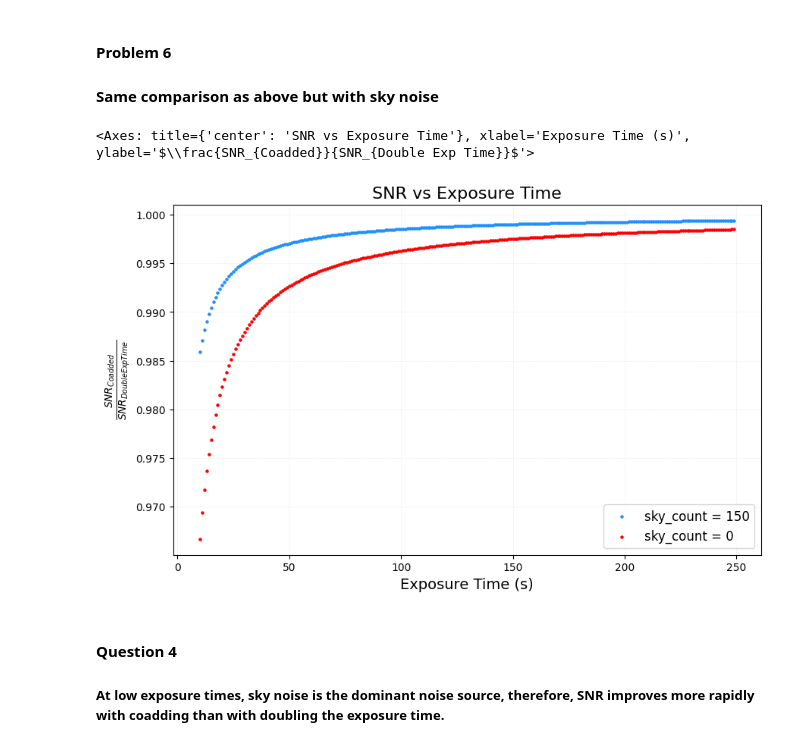
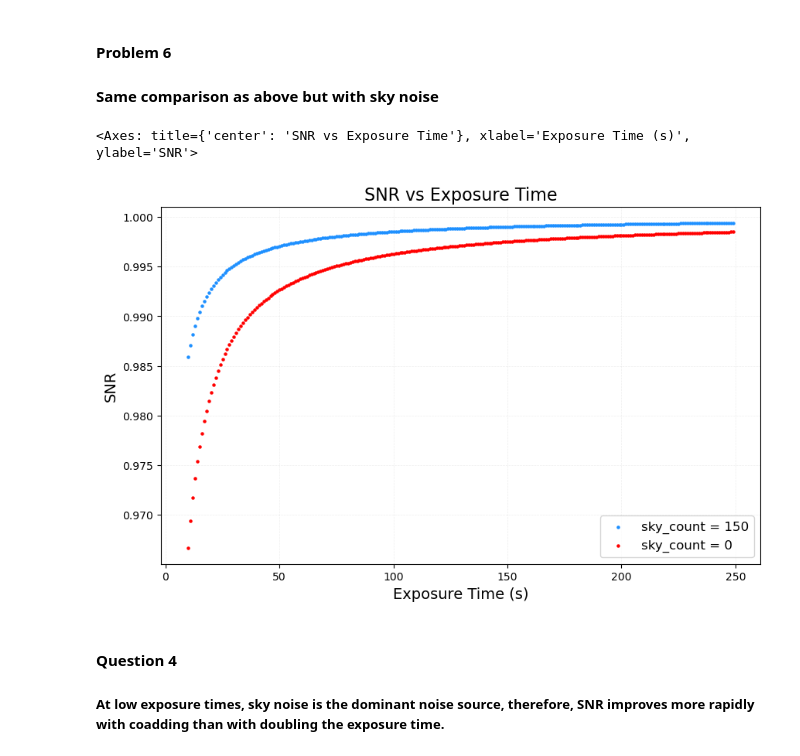
Before and after one commit to lordrick94/astro_260_instrumentation, a Jupyter notebook: homework/homework1_part2.ipynb, the cells around one changed output. Cells and saved outputs as stored; diff of their text form; code cells hidden in the pictures.

```diff
--- a/homework/homework1_part2.ipynb
+++ b/homework/homework1_part2.ipynb
@@ -89,5 +87,21 @@ plot_noise_rates_vs_photon_rate(source_count_rate_l,
 # %% [markdown]
 ### Part 3
+# %%
+# Given data
+
+pixel_size = 15 * u.micron
+
+dark_current_rate = 3. / u.hour
+
+read_noise = 3   #per pixel
+
+sky_count_rate = 0  /u.s / u.arcsec**2
+
+psf_fwhm = 1.4 * u.arcsec
+
+focal_plane_scale = 16.5 * u.arcsec / u.mm
+
+source_count_rate = 150  / u.s
 # %% [markdown]
 #### Problem 4
 # %%
@@ -121,8 +133,10 @@ ax0 = plot_snr_vs_t_exps(t_exps, snr_l,lbl='No Coadding')
 #### Computing for coadded signal
 # %%
 fig, ax = plt.subplots(figsize=(10, 6))
-snr_l1, sky_noise_rate_l, total_signal_l, read_noise_rate_l, fractional_poisson_noise_l, fractional_sky_noise_l, fractional_read_noise_l, fractional_dark_current_noise_l = noise_simulations(params=params, t_exps=t_exps,num_coadds=2)
+
+noise_simulations_dict1 = noise_simulations(params=params, t_exps=t_exps,num_coadds=2)
 plot_snr_vs_t_exps(t_exps=t_exps,snr_l=snr_l, ax=ax,lbl='No Coadd')
+snr_l1 = noise_simulations_dict1['snr_l']
 plot_snr_vs_t_exps(t_exps=t_exps,snr_l=snr_l1, ax=ax, lbl='Coadded',ax_color='magenta')
 plt.show()
 # %% [output]
@@ -132,7 +146,8 @@ plt.show()
 #### Doubling the exposure time
 # %%
 fig, ax = plt.subplots(figsize=(10, 6))
-snr_l3, sky_noise_rate_l, total_signal_l, read_noise_rate_l, fractional_poisson_noise_l, fractional_sky_noise_l, fractional_read_noise_l, fractional_dark_current_noise_l = noise_simulations(params=params, t_exps=2*t_exps,num_coadds=1)
+noise_simulations_dict3 = noise_simulations(params=params, t_exps=2*t_exps,num_coadds=1)
+snr_l3 = noise_simulations_dict3['snr_l']
 plot_snr_vs_t_exps(t_exps=2*t_exps,snr_l=snr_l3, ax=ax,ax_color='dodgerblue',lbl='No Coadding, Double exp_time')
 plot_snr_vs_t_exps(t_exps=t_exps,snr_l=snr_l1, ax=ax, lbl='1 Coadd',ax_color='magenta')
 plt.show()
@@ -153,24 +168,25 @@ new_ax = plot_snr_vs_t_exps(t_exps=t_exps,snr_l=np.array(snr_l1)/np.array(snr_l3
 # %%
 sky_count_rate = 150  /u.s / u.arcsec**2
 params = {
     'source_count_rate': source_count_rate,
     'sky_count_rate': sky_count_rate,
     'dark_current_rate': dark_current_rate,
     'read_noise': read_noise,
     'num_pixels': num_pixels,
-    'num_pixels': num_pixels,
     'psf_fwhm': psf_fwhm,
 }
 
-snr_l4, sky_noise_rate_l, total_signal_l, read_noise_rate_l, fractional_poisson_noise_l, fractional_sky_noise_l, fractional_read_noise_l, fractional_dark_current_noise_l = noise_simulations(params=params, t_exps=t_exps,num_coadds=2)
-snr_l5, sky_noise_rate_l, total_signal_l, read_noise_rate_l, fractional_poisson_noise_l, fractional_sky_noise_l, fractional_read_noise_l, fractional_dark_current_noise_l = noise_simulations(params=params, t_exps=2*t_exps,num_coadds=1)
+noise_simulations_dict4 = noise_simulations(params=params, t_exps=t_exps,num_coadds=2)
+snr_l4 = noise_simulations_dict4['snr_l']
+noise_simulations_dict5 = noise_simulations(params=params, t_exps=2*t_exps,num_coadds=1)
+snr_l5 = noise_simulations_dict5['snr_l']
 
 fig, ax = plt.subplots(figsize=(10, 6))
 plot_snr_vs_t_exps(t_exps=t_exps,snr_l=np.array(snr_l4)/np.array(snr_l5), ax=ax,ax_color='dodgerblue',lbl='sky_count = 150',set_logyscale=False)
-plot_snr_vs_t_exps(t_exps=t_exps,snr_l=np.array(snr_l1)/np.array(snr_l3), ax=ax,ax_color='red',lbl='sky_count = 0',set_logyscale=False,ylbl=r'$\frac{SNR_{Coadded}}{SNR_{Double Exp Time}}$')
+plot_snr_vs_t_exps(t_exps=t_exps,snr_l=np.array(snr_l1)/np.array(snr_l3), ax=ax,ax_color='red',lbl='sky_count = 0',set_logyscale=False)
 # %% [output]
-<Axes: title={'center': 'SNR vs Exposure Time'}, xlabel='Exposure Time (s)', ylabel='$\\frac{SNR_{Coadded}}{SNR_{Double Exp Time}}$'>
+<Axes: title={'center': 'SNR vs Exposure Time'}, xlabel='Exposure Time (s)', ylabel='SNR'>
-[figure, old version]
+[figure, new version]
 # %% [markdown]
 #### Question 4
 ##### At low exposure times, sky noise is the dominant noise source, therefore, SNR improves more rapidly with coadding than with doubling the exposure time.
```
Also changed, not shown: parts of 16 cells of this notebook, 2 other files.
